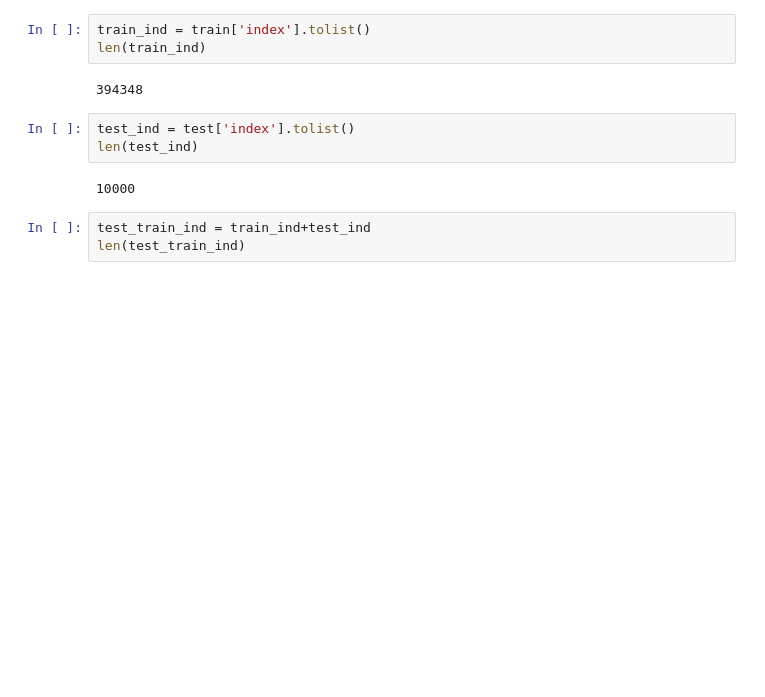
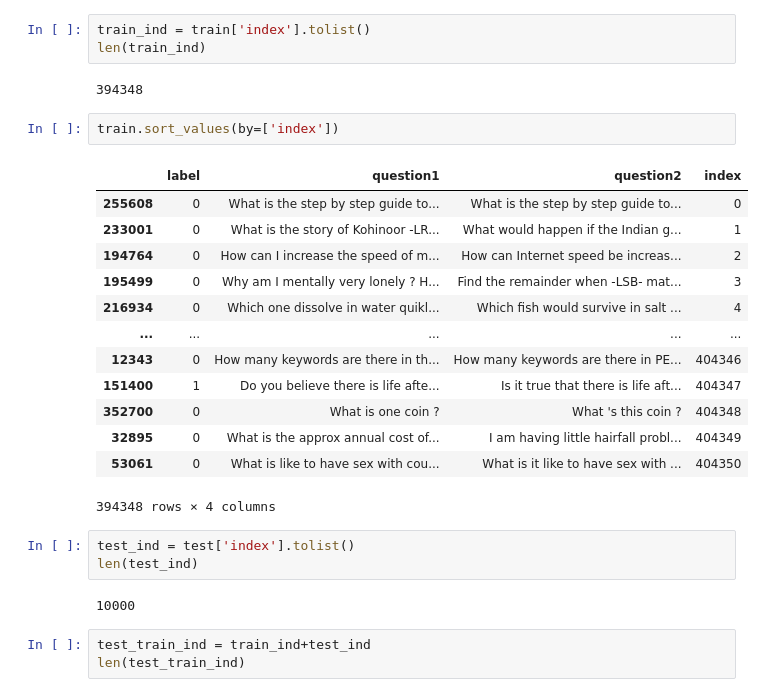
Before and after one commit to danielgarel/NLP_project, a Jupyter notebook: Data_import.ipynb, the cells around one changed output. Drawn from its saved outputs; the diff is of its cells as text; blank space fills up the shorter version.

```diff
--- a/Data_import.ipynb
+++ b/Data_import.ipynb
@@ -186,6 +171,22 @@ train_ind = train['index'].tolist()
 len(train_ind)
 # %% [output]
 394348
+# %%
+train.sort_values(by=['index'])
+# %% [output]
+|  | label | question1 | question2 | index |
+| 255608 | 0 | What is the step by step guide to... | What is the step by step guide to... | 0 |
+| 233001 | 0 | What is the story of Kohinoor -LR... | What would happen if the Indian g... | 1 |
+| 194764 | 0 | How can I increase the speed of m... | How can Internet speed be increas... | 2 |
+| 195499 | 0 | Why am I mentally very lonely ? H... | Find the remainder when -LSB- mat... | 3 |
+| 216934 | 0 | Which one dissolve in water quikl... | Which fish would survive in salt ... | 4 |
+| ... | ... | ... | ... | ... |
+| 12343 | 0 | How many keywords are there in th... | How many keywords are there in PE... | 404346 |
+| 151400 | 1 | Do you believe there is life afte... | Is it true that there is life aft... | 404347 |
+| 352700 | 0 | What is one coin ? | What 's this coin ? | 404348 |
+| 32895 | 0 | What is the approx annual cost of... | I am having little hairfall probl... | 404349 |
+| 53061 | 0 | What is like to have sex with cou... | What is it like to have sex with ... | 404350 |
+394348 rows × 4 columns
 # %%
 test_ind = test['index'].tolist()
 len(test_ind)
```
Also changed, not shown: parts of 4 cells of this notebook.
